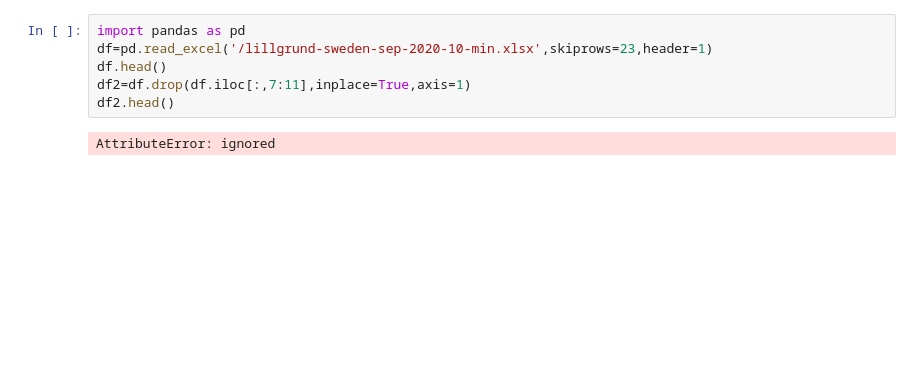
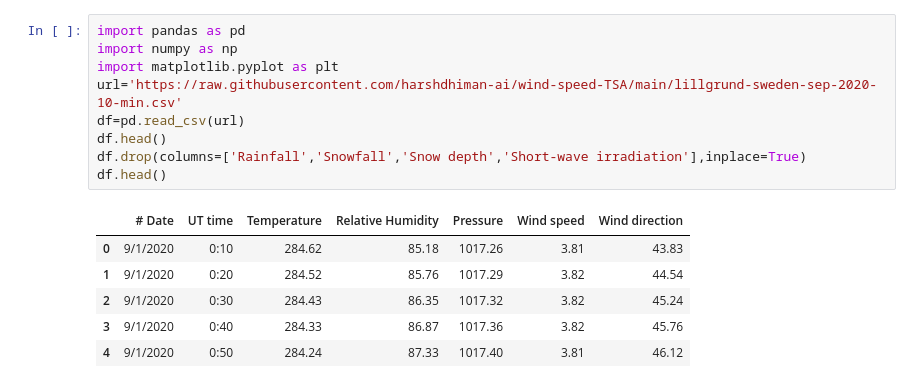
Before and after one commit to harshdhiman-ai/wind-speed-TSA, a Jupyter notebook: Wind_speed_TSA.ipynb, the cells around one changed output. Saved outputs shown, nothing was run; the diff lists cells and outputs as text; blank space fills up the shorter version.

```diff
--- a/Wind_speed_TSA.ipynb
+++ b/Wind_speed_TSA.ipynb
@@ -1,10 +1,18 @@
 # %% [markdown]
 <a href="https://colab.research.google.com/github/harshdhiman-ai/wind-speed-TSA/blob/main/Wind_speed_TSA.ipynb" target="_parent"><img src="https://colab.research.google.com/assets/colab-badge.svg" alt="Open In Colab"/></a>
-# %%
-import pandas as pd
-df=pd.read_excel('/lillgrund-sweden-sep-2020-10-min.xlsx',skiprows=23,header=1)
-df.head()
-df2=df.drop(df.iloc[:,7:11],inplace=True,axis=1)
-df2.head()
-# %% [output]
-AttributeError: ignored
+# %%
+import pandas as pd
+import numpy as np
+import matplotlib.pyplot as plt
+url='https://raw.githubusercontent.com/harshdhiman-ai/wind-speed-TSA/main/lillgrund-sweden-sep-2020-10-min.csv'
+df=pd.read_csv(url)
+df.head()
+df.drop(columns=['Rainfall','Snowfall','Snow depth','Short-wave irradiation'],inplace=True)
+df.head()
+# %% [output]
+|  | # Date | UT time | Temperature | Relative Humidity | Pressure | Wind speed | Wind direction |
+| 0 | 9/1/2020 | 0:10 | 284.62 | 85.18 | 1017.26 | 3.81 | 43.83 |
+| 1 | 9/1/2020 | 0:20 | 284.52 | 85.76 | 1017.29 | 3.82 | 44.54 |
+| 2 | 9/1/2020 | 0:30 | 284.43 | 86.35 | 1017.32 | 3.82 | 45.24 |
+| 3 | 9/1/2020 | 0:40 | 284.33 | 86.87 | 1017.36 | 3.82 | 45.76 |
+| 4 | 9/1/2020 | 0:50 | 284.24 | 87.33 | 1017.40 | 3.81 | 46.12 |
```
Also changed, not shown: parts of 2 cells of this notebook.
